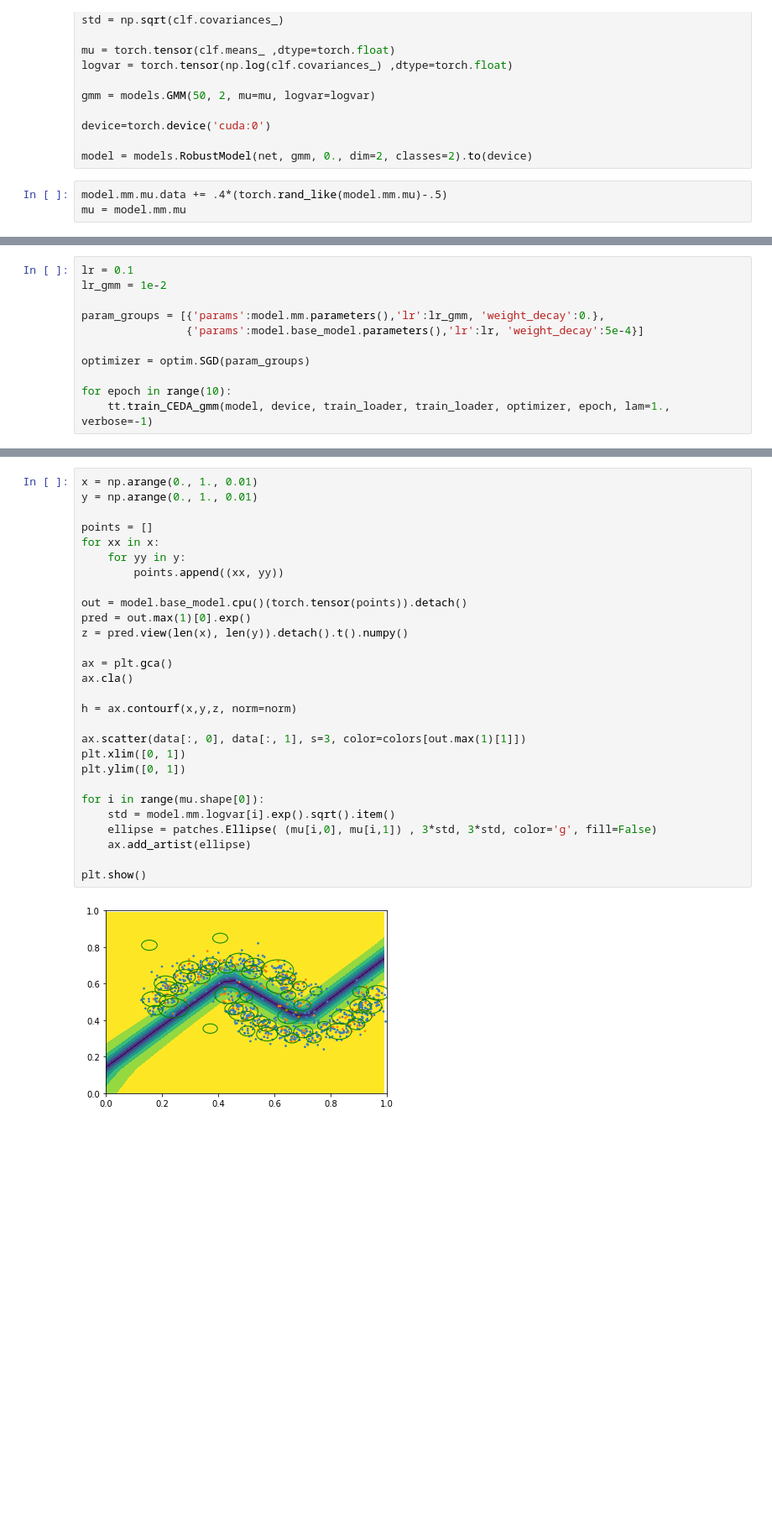
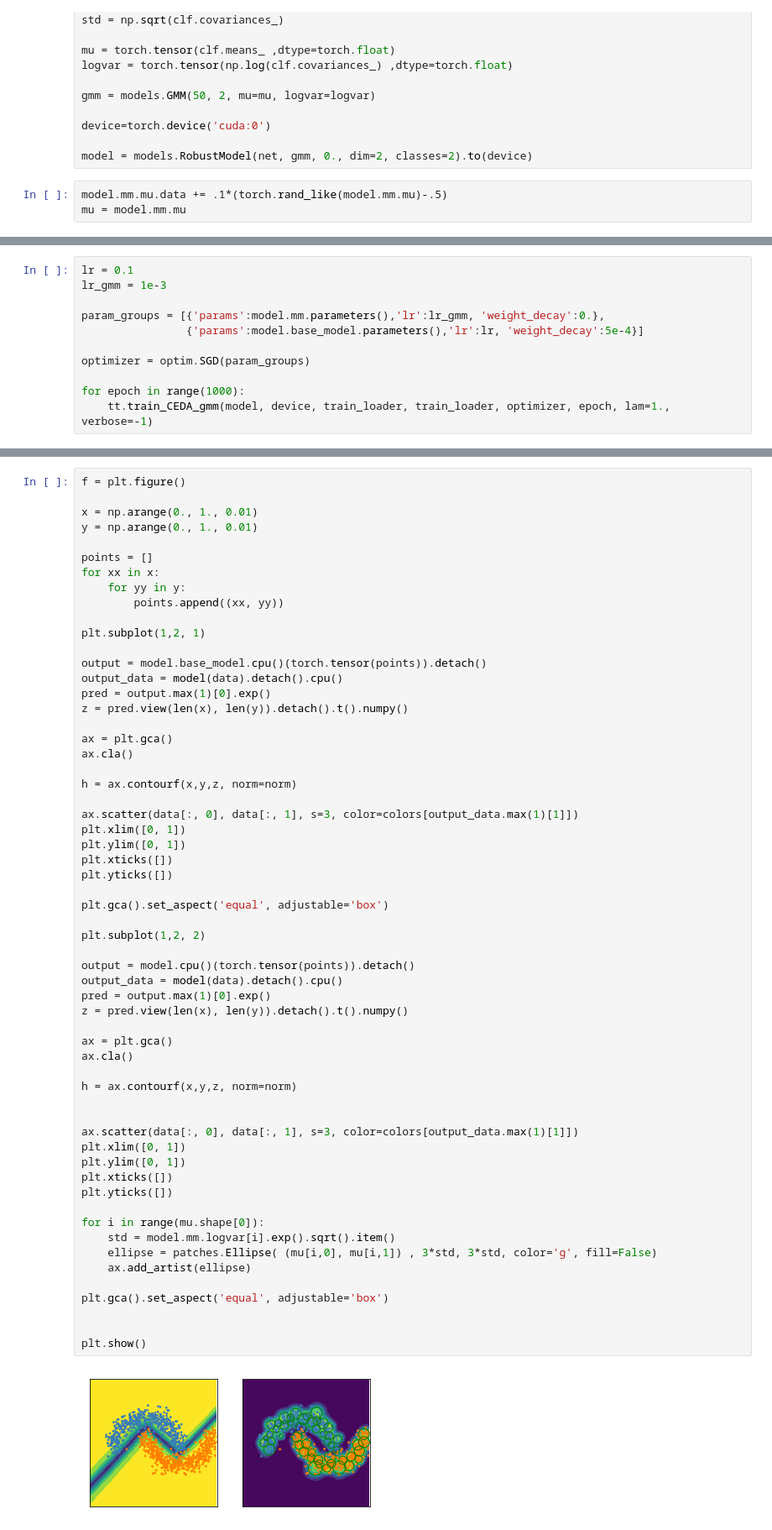
Before and after one commit to AlexMeinke/certified-certain-uncertainty, a Jupyter notebook: TwoMoons.ipynb, the cells around one changed output, grey strips where cells are left out. Shown at 84% size. Saved outputs shown, nothing was run; the diff lists cells and outputs as text; blank space fills up the shorter version.

```diff
--- a/TwoMoons.ipynb
+++ b/TwoMoons.ipynb
@@ -81,7 +78,7 @@ device=torch.device('cuda:0')
 
 model = models.RobustModel(net, gmm, 0., dim=2, classes=2).to(device)
 # %%
-model.mm.mu.data += .4*(torch.rand_like(model.mm.mu)-.5)
+model.mm.mu.data += .1*(torch.rand_like(model.mm.mu)-.5)
 mu = model.mm.mu
 # %%
 ax = plt.gca()
@@ -101,11 +98,11 @@ for i in range(mu.shape[0]):
 # %%
 lr = 0.1
-lr_gmm = 1e-2
+lr_gmm = 1e-3
 
 param_groups = [{'params':model.mm.parameters(),'lr':lr_gmm, 'weight_decay':0.},
                 {'params':model.base_model.parameters(),'lr':lr, 'weight_decay':5e-4}]
 
 optimizer = optim.SGD(param_groups)
 
-for epoch in range(10):
+for epoch in range(1000):
     tt.train_CEDA_gmm(model, device, train_loader, train_loader, optimizer, epoch, lam=1., verbose=-1)
@@ -160,30 +154,61 @@ plt.show()
 # %%
+f = plt.figure()
+
 x = np.arange(0., 1., 0.01)
 y = np.arange(0., 1., 0.01)
 
 points = []
 for xx in x:
     for yy in y:
         points.append((xx, yy))
 
-out = model.base_model.cpu()(torch.tensor(points)).detach()
-pred = out.max(1)[0].exp()
+plt.subplot(1,2, 1)
+
+output = model.base_model.cpu()(torch.tensor(points)).detach()
+output_data = model(data).detach().cpu()
+pred = output.max(1)[0].exp()
 z = pred.view(len(x), len(y)).detach().t().numpy()
 
 ax = plt.gca()
 ax.cla()
 
 h = ax.contourf(x,y,z, norm=norm)
 
-ax.scatter(data[:, 0], data[:, 1], s=3, color=colors[out.max(1)[1]])
+ax.scatter(data[:, 0], data[:, 1], s=3, color=colors[output_data.max(1)[1]])
 plt.xlim([0, 1])
 plt.ylim([0, 1])
+plt.xticks([])
+plt.yticks([])
+
+plt.gca().set_aspect('equal', adjustable='box')
+
+plt.subplot(1,2, 2)
+
+output = model.cpu()(torch.tensor(points)).detach()
+output_data = model(data).detach().cpu()
+pred = output.max(1)[0].exp()
+z = pred.view(len(x), len(y)).detach().t().numpy()
+
+ax = plt.gca()
+ax.cla()
+
+h = ax.contourf(x,y,z, norm=norm)
+
+
+ax.scatter(data[:, 0], data[:, 1], s=3, color=colors[output_data.max(1)[1]])
+plt.xlim([0, 1])
+plt.ylim([0, 1])
+plt.xticks([])
+plt.yticks([])
 
 for i in range(mu.shape[0]):
     std = model.mm.logvar[i].exp().sqrt().item()
     ellipse = patches.Ellipse( (mu[i,0], mu[i,1]) , 3*std, 3*std, color='g', fill=False)
     ax.add_artist(ellipse)
 
+plt.gca().set_aspect('equal', adjustable='box')
+
+
 plt.show()
 # %% [output]
-[figure, old version]
+[figure, new version]
```
Also changed, not shown: parts of 8 cells of this notebook, 8 other files.
